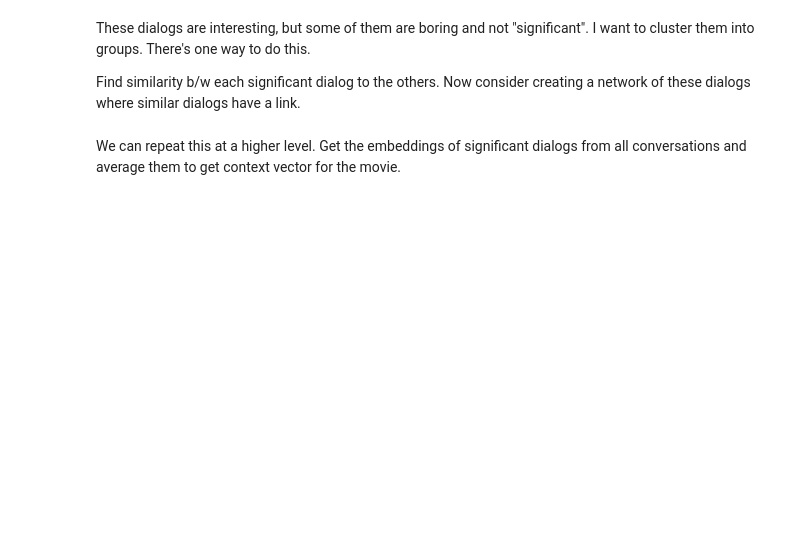
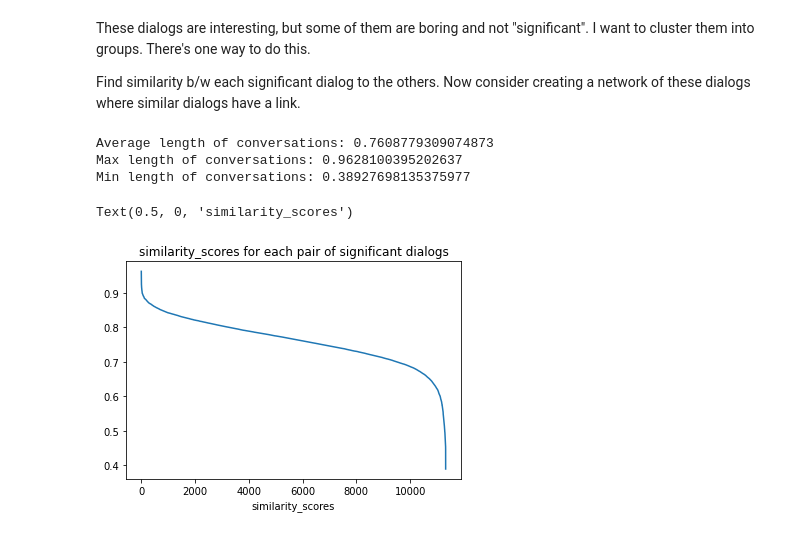
Before and after one commit to Akhilez/lexical_lab, a Jupyter notebook: companies/ginger/genre.ipynb, the cells around one changed output. Cells and saved outputs as stored; diff of their text form; code cells hidden in the pictures; blank space fills up the shorter version.

```diff
--- a/companies/ginger/genre.ipynb
+++ b/companies/ginger/genre.ipynb
@@ -39,0 +71,3 @@ import heapq
+# %%
+BASE_DIR = getcwd()
+BASE_DIR
@@ -214,7 +250,7 @@ def get_data(path: str):
     return movies_dict
 
 
-data_path = "/Users/akhil/code/lexical_lab/companies/ginger/data/cornell"
+data_path = join(BASE_DIR, "data", "cornell movie-dialogs corpus")
 movies = get_data(data_path)
 # %% [markdown]
 Alright, we got all the data stored in `movies` dictionary.
@@ -392,6 +428,9 @@ Let's use a pretrained DistilBERT model for word/sentence/sentence-pair embeddin
 
 I'm using huggingface's `transformers` library. https://huggingface.co/transformers
 # %%
+device = 'cuda' if torch.cuda.is_available() else 'cpu'
 tokenizer = DistilBertTokenizer.from_pretrained('distilbert-base-uncased')
-model = DistilBertModel.from_pretrained('distilbert-base-uncased')
+model = DistilBertModel.from_pretrained('distilbert-base-uncased').to(device)
+model.eval()
+model.device
 # %% [output]
@@ -544,16 +598,37 @@ There's one way to do this.
 Find similarity b/w each significant dialog to the others.
 Now consider creating a network of these dialogs where similar dialogs have a link.
 # %%
-similarity_threshold = 0.5
-similar_pairs = []
-for i, (tensor1, dialog1) in enumerate(significant_dialogs):
-    for j in range(i + 1, len(significant_dialogs)):
-        tensor2, dialog2 = significant_dialogs[j]
+def get_similar_dialog_pairs(dialogs: List[Tuple[torch.Tensor, str]]) -> List[Tuple[int, int, float]]:
+    similar_pairs = []
+    for i, (tensor1, dialog1) in enumerate(dialogs):
+        for j in range(i + 1, len(dialogs)):
+            tensor2, dialog2 = dialogs[j]
 
-        similarity = F.cosine_similarity(tensor1, tensor2)
-        if similarity > similarity_threshold:
-            similar_pairs.append((i, j))
+            similarity = float(F.cosine_similarity(tensor1, tensor2, dim=0))
+            similar_pairs.append((i, j, similarity))
+
+    similar_pairs = sorted(similar_pairs, key=lambda x: -x[2])
+    return similar_pairs
+
+
+all_dialog_pairs = get_similar_dialog_pairs(significant_dialogs)
+similar_pairs = all_dialog_pairs[: len(significant_dialogs) // 2]
-# %% [markdown]
-We can repeat this at a higher level.
-Get the embeddings of significant dialogs from all conversations
-and average them to get context vector for the movie.
+# %%
+# Plotting similarity scores for the dialogs
+
+similarity_scores = np.array([p[2] for p in all_dialog_pairs])
+
+print(f'Average length of conversations: {similarity_scores.mean()}')
+print(f'Max length of conversations: {similarity_scores.max()}')
+print(f'Min length of conversations: {similarity_scores.min()}')
+
+plt.plot(similarity_scores)
+plt.title("similarity_scores for each pair of significant dialogs")
+plt.xlabel("dialog pair index sorted descendingly by y")
+plt.xlabel("similarity_scores")
+# %% [output]
+Average length of conversations: 0.7608779309074873
+Max length of conversations: 0.9628100395202637
+Min length of conversations: 0.38927698135375977
+Text(0.5, 0, 'similarity_scores')
+[figure, added]
```
Also changed, not shown: parts of 54 cells of this notebook, 1 other file.
